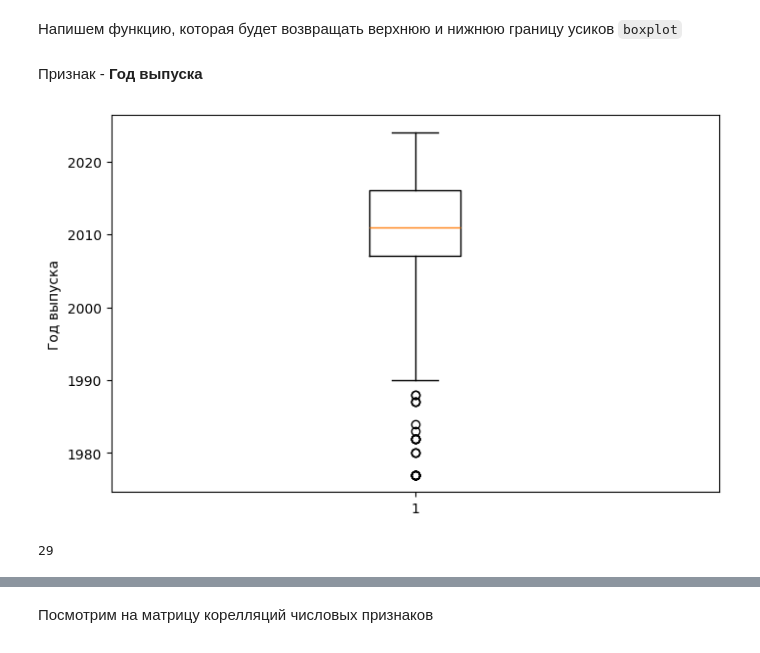
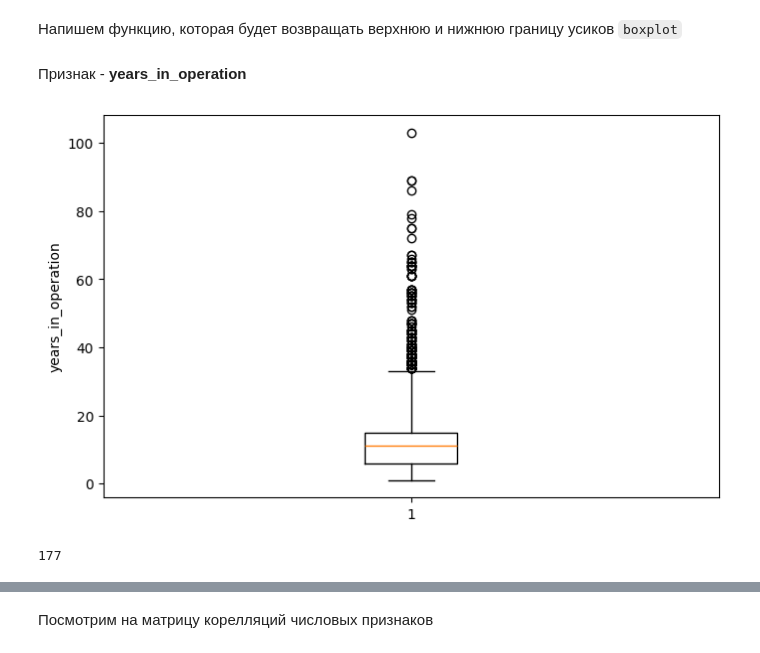
Before and after one commit to DmitryKolbanov/data-science-projects, a Jupyter notebook: car_price/notebooks/data_prep.ipynb, the cells around one changed output, grey strips where cells are left out. Saved outputs shown, nothing was run; the diff lists cells and outputs as text; code cells hidden in the pictures.

```diff
--- a/car_price/notebooks/data_prep.ipynb
+++ b/car_price/notebooks/data_prep.ipynb
@@ -89,3 +92,6 @@ data.sample(n=5)
+# %%
+# удалим лишений столбец
+data.drop(columns='release year', inplace=True)
 # %% [markdown]
 ### Признак - **is_crashed**
 # %% [markdown]
@@ -269,0 +278,2 @@ data.sample(n=5)
+# %%
+data['engine_power'] = data['modification'].apply(lambda x: x.split('(')[-1].split()[0])
@@ -269,0 +282,2 @@ data.sample(n=5)
+# %%
+data.drop(columns='modification', inplace=True)
@@ -291,3 +317,3 @@ dtype: object
 # %%
-cols_to_num = ['Год выпуска', 'Пробег', 'Объём двигателя', 'Мощность']
+cols_to_num = ['mileage', 'engine_capacity', 'engine_power']
 data[cols_to_num] = data[cols_to_num].map(pd.to_numeric)
@@ -323,24 +357,24 @@ def low_up_bounds(feature, coef=1.5):
     lower_tentacle = q_low - coef * tentacle_length
 
     return lower_tentacle, upper_tentacle
-# %% [markdown]
-Признак - **Год выпуска**
+# %% [markdown]
+Признак - **years_in_operation**
 # %%
 fig = plt.figure()
 fig.set_size_inches(8, 5)
 
-plt.boxplot(data['Год выпуска'], whis=2)
-plt.ylabel('Год выпуска')
+plt.boxplot(data['years_in_operation'], whis=2)
+plt.ylabel('years_in_operation')
 
 plt.show()
 # %% [output]
-[figure, old version]
+[figure, new version]
 # %%
 # посмотрим, сколько выбросов
-low_year, up_year = low_up_bounds('Год выпуска', 2)
+low_year, up_year = low_up_bounds('years_in_operation', 2)
 
-data[data['Год выпуска'] <= int(low_year)].shape[0]
+data[data['years_in_operation'] > int(up_year)].shape[0]
 # %% [output]
-29
+177
 # %%
 # удалим выбросы
```
Also changed, not shown: parts of 98 cells of this notebook.
